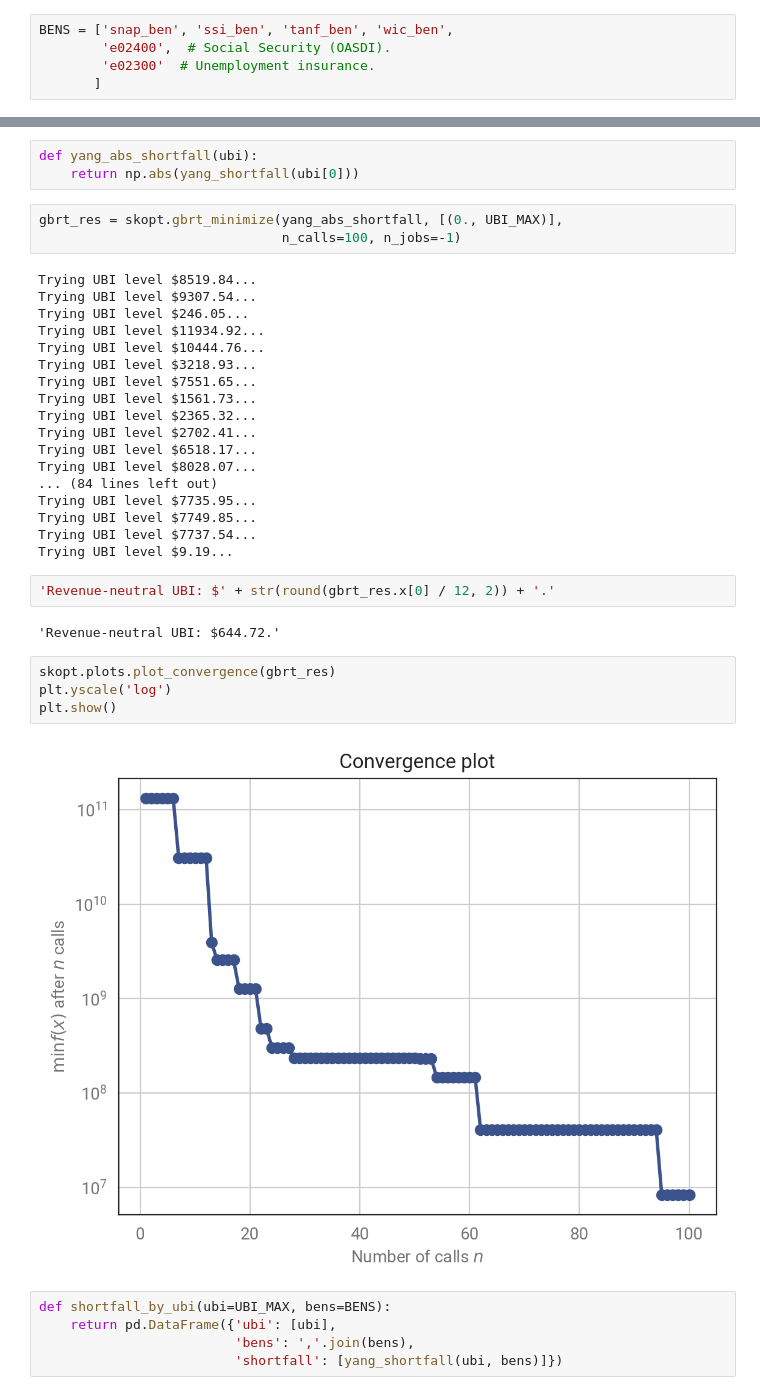
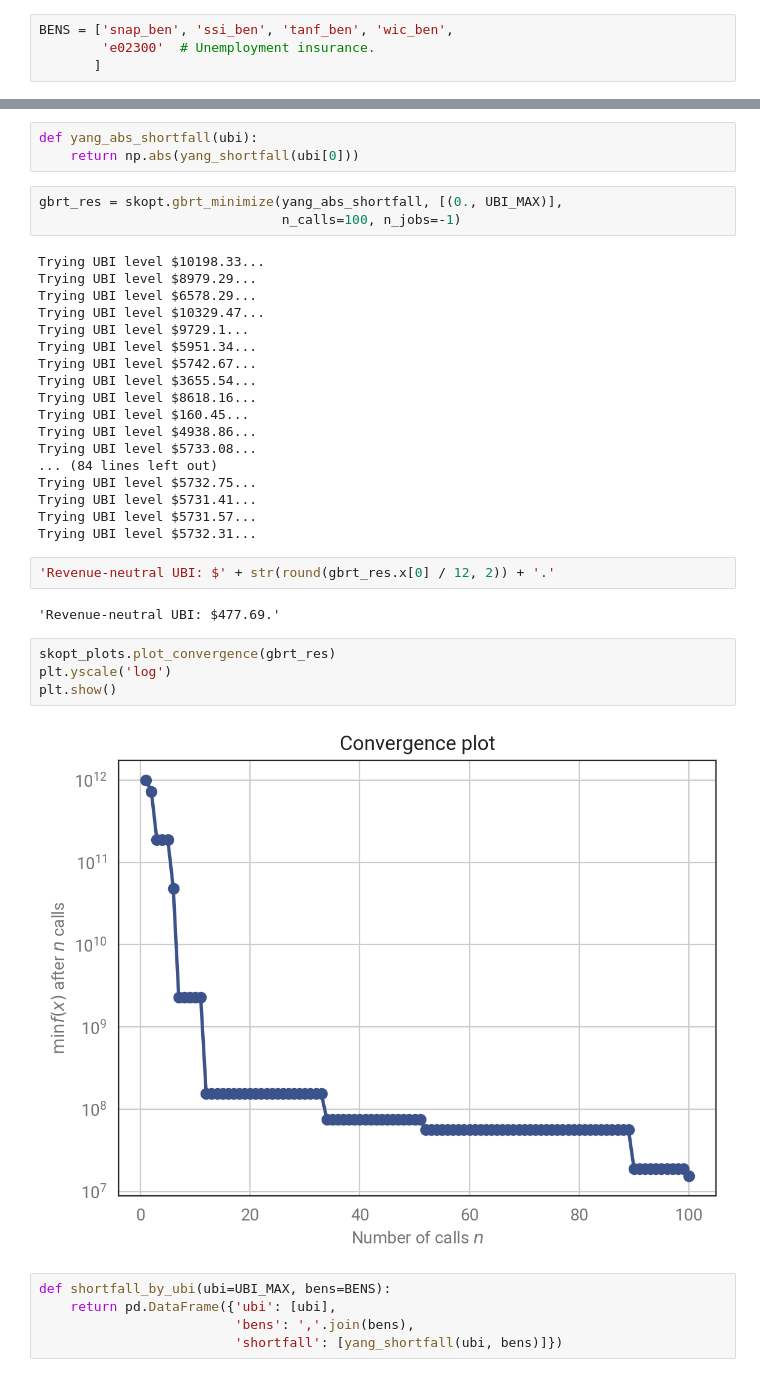
Before and after one commit to UBICenter/ubi-center, a Jupyter notebook: notebooks/yang/yang_find_revenue_neutral_params.ipynb, the cells around one changed output, grey strips where cells are left out. Saved outputs shown, nothing was run; the diff lists cells and outputs as text.

Commit message:
Update Yang analysis to remove Social Security.

```diff
--- a/notebooks/yang/yang_find_revenue_neutral_params.ipynb
+++ b/notebooks/yang/yang_find_revenue_neutral_params.ipynb
@@ -81,7 +82,6 @@ YEAR = 2019
 recs = tc.Records.cps_constructor()
 # %%
 BENS = ['snap_ben', 'ssi_ben', 'tanf_ben', 'wic_ben',
-        'e02400',  # Social Security (OASDI).
         'e02300'  # Unemployment insurance.
        ]
 # %% [markdown]
@@ -214,33 +214,33 @@ def yang_abs_shortfall(ubi):
 gbrt_res = skopt.gbrt_minimize(yang_abs_shortfall, [(0., UBI_MAX)],
                                n_calls=100, n_jobs=-1)
 # %% [output]
-Trying UBI level $8519.84...
-Trying UBI level $9307.54...
-Trying UBI level $246.05...
-Trying UBI level $11934.92...
-Trying UBI level $10444.76...
-Trying UBI level $3218.93...
-Trying UBI level $7551.65...
-Trying UBI level $1561.73...
-Trying UBI level $2365.32...
-Trying UBI level $2702.41...
-Trying UBI level $6518.17...
-Trying UBI level $8028.07...
+Trying UBI level $10198.33...
+Trying UBI level $8979.29...
+Trying UBI level $6578.29...
+Trying UBI level $10329.47...
+Trying UBI level $9729.1...
+Trying UBI level $5951.34...
+Trying UBI level $5742.67...
+Trying UBI level $3655.54...
+Trying UBI level $8618.16...
+Trying UBI level $160.45...
+Trying UBI level $4938.86...
+Trying UBI level $5733.08...
 ... (84 lines left out)
-Trying UBI level $7735.95...
-Trying UBI level $7749.85...
-Trying UBI level $7737.54...
-Trying UBI level $9.19...
+Trying UBI level $5732.75...
+Trying UBI level $5731.41...
+Trying UBI level $5731.57...
+Trying UBI level $5732.31...
 # %%
 'Revenue-neutral UBI: $' + str(round(gbrt_res.x[0] / 12, 2)) + '.'
 # %% [output]
-'Revenue-neutral UBI: $644.72.'
+'Revenue-neutral UBI: $477.69.'
 # %%
-skopt.plots.plot_convergence(gbrt_res)
+skopt_plots.plot_convergence(gbrt_res)
 plt.yscale('log')
 plt.show()
 # %% [output]
-[figure, old version]
+[figure, new version]
 # %%
 def shortfall_by_ubi(ubi=UBI_MAX, bens=BENS):
     return pd.DataFrame({'ubi': [ubi],
```
Also changed, not shown: parts of 3 cells of this notebook, 2 other files.
